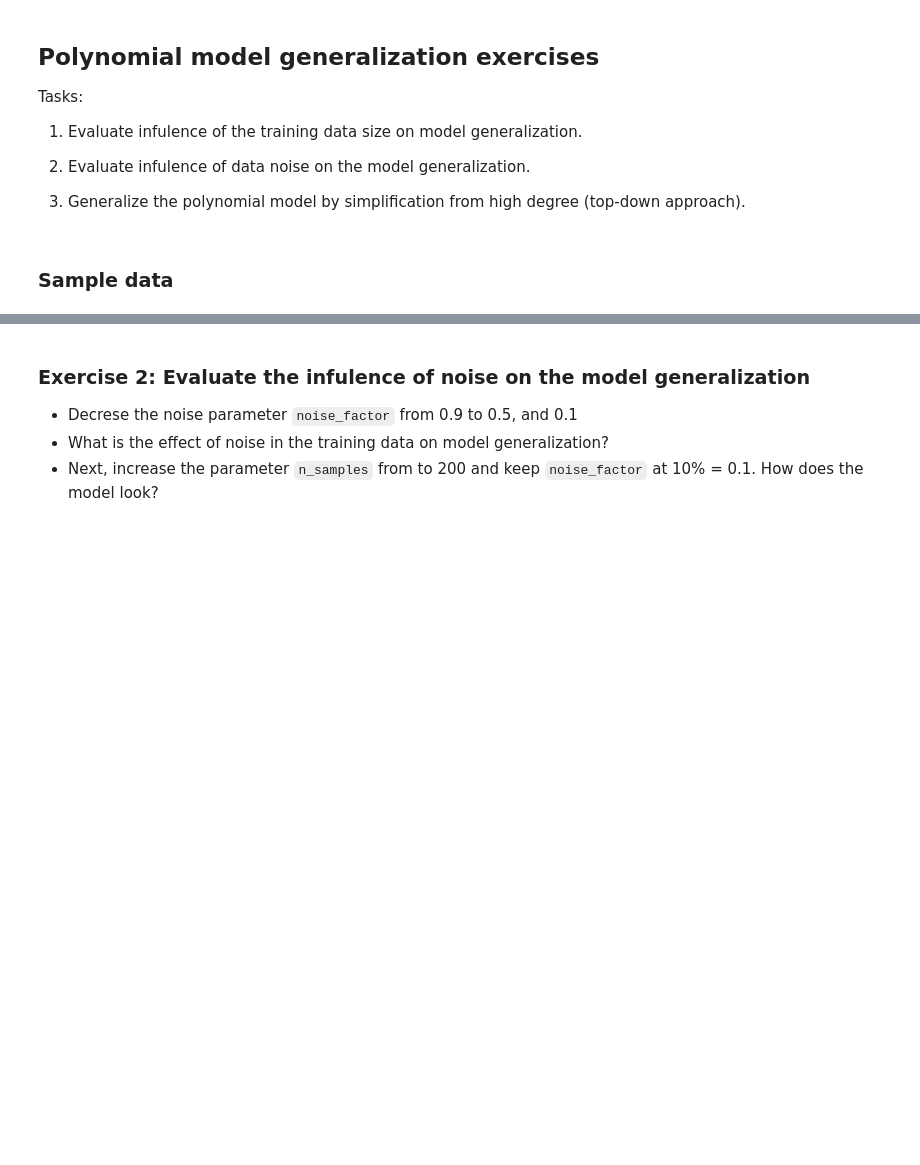
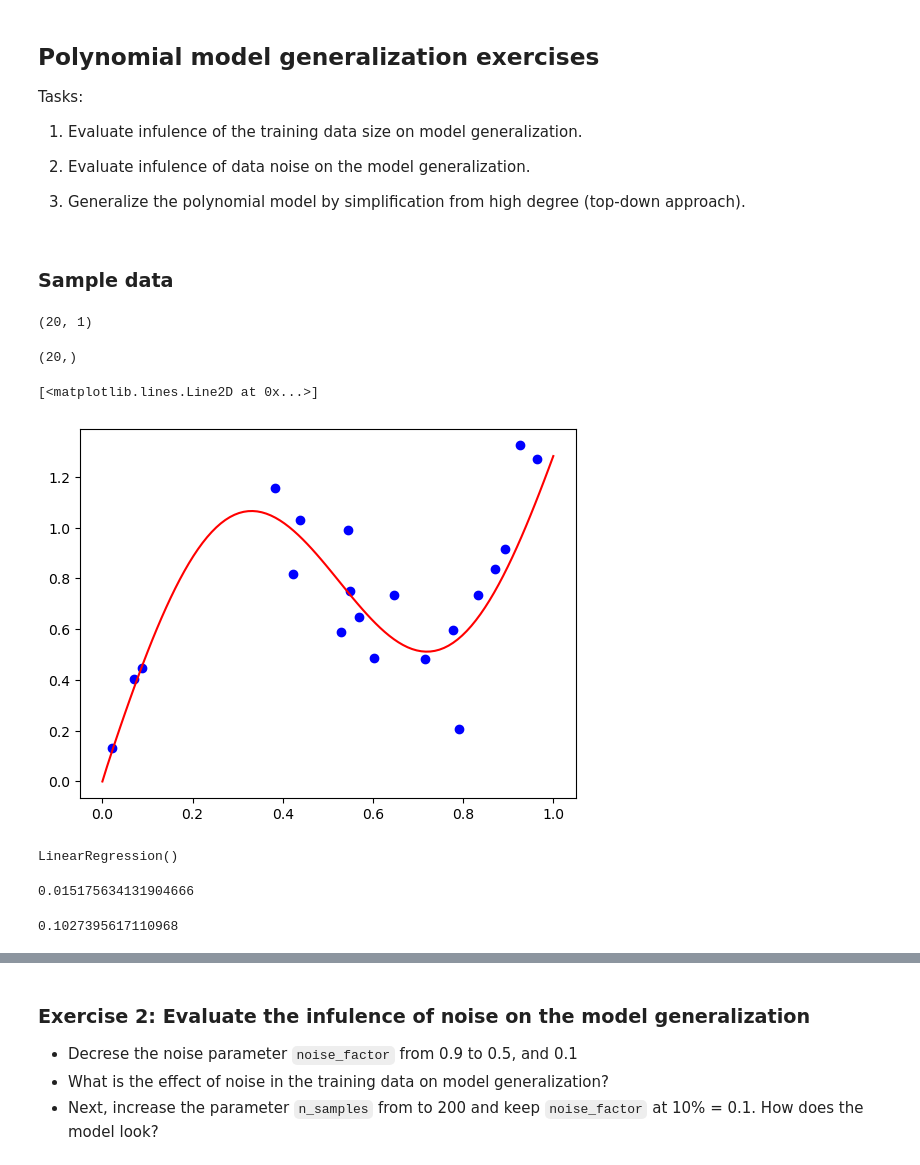
Before and after one commit to zapletalj-cze/ML_geo, a Jupyter notebook: 04_Model_generalization/04_1_LAB_mlgeo_poly_model_generalization_exercises.ipynb, the cells around one changed output, grey strips where cells are left out. Saved outputs shown, nothing was run; the diff lists cells and outputs as text; code cells hidden in the pictures; blank space fills up the shorter version.

Commit message:
updates in model generalisation

```diff
--- a/04_Model_generalization/04_1_LAB_mlgeo_poly_model_generalization_exercises.ipynb
+++ b/04_Model_generalization/04_1_LAB_mlgeo_poly_model_generalization_exercises.ipynb
@@ -55,6 +57,14 @@ n_samples = 10
 noise_factor = 0.9
 
 X_train, y_train, X_test, y_test = train_test_data(n_samples, noise_factor)
+# %%
+X_train.shape
+# %% [output]
+(20, 1)
+# %%
+y_train.shape
+# %% [output]
+(20,)
 # %%
 # Underlaying function
 X_fun = np.linspace(0, 1, 100)
@@ -62,6 +72,10 @@ noise_fun = np.ones(100) / 2. * noise_factor
 y_fun = fun(X_fun, noise_fun)
 # %%
 # Plot the data and underlaying function
-pass
+plt.plot(X_train, y_train, "bo")
+plt.plot(X_fun, y_fun, "r-")
+# %% [output]
+[<matplotlib.lines.Line2D at 0x...>]
+[figure, added]
 # %%
 # Fit polynomial model (degree = 10)
@@ -75,2 +87,23 @@ pass
+# %%
+reg = linear_model.LinearRegression()
+reg.fit(X_train_poly, y_train)
+# %% [output]
+LinearRegression()
+# %%
+# Evaluate the model - training error
+from sklearn.metrics import mean_squared_error
+y_pred = reg.predict(X_train_poly)
+MSE_train = mean_squared_error(y_train, y_pred)
+MSE_train
+# %% [output]
+0.015175634131904666
+# %%
+# Test error
+X_test_poly = poly.fit_transform(X_test)
+y_test_pred = reg.predict(X_test_poly)
+MSE_test = mean_squared_error(y_test, y_test_pred)
+MSE_test
+# %% [output]
+0.1027395617110968
 # %%
 # How well is the model generlized?
```
Also changed, not shown: parts of 26 cells of this notebook, 1 other file.
